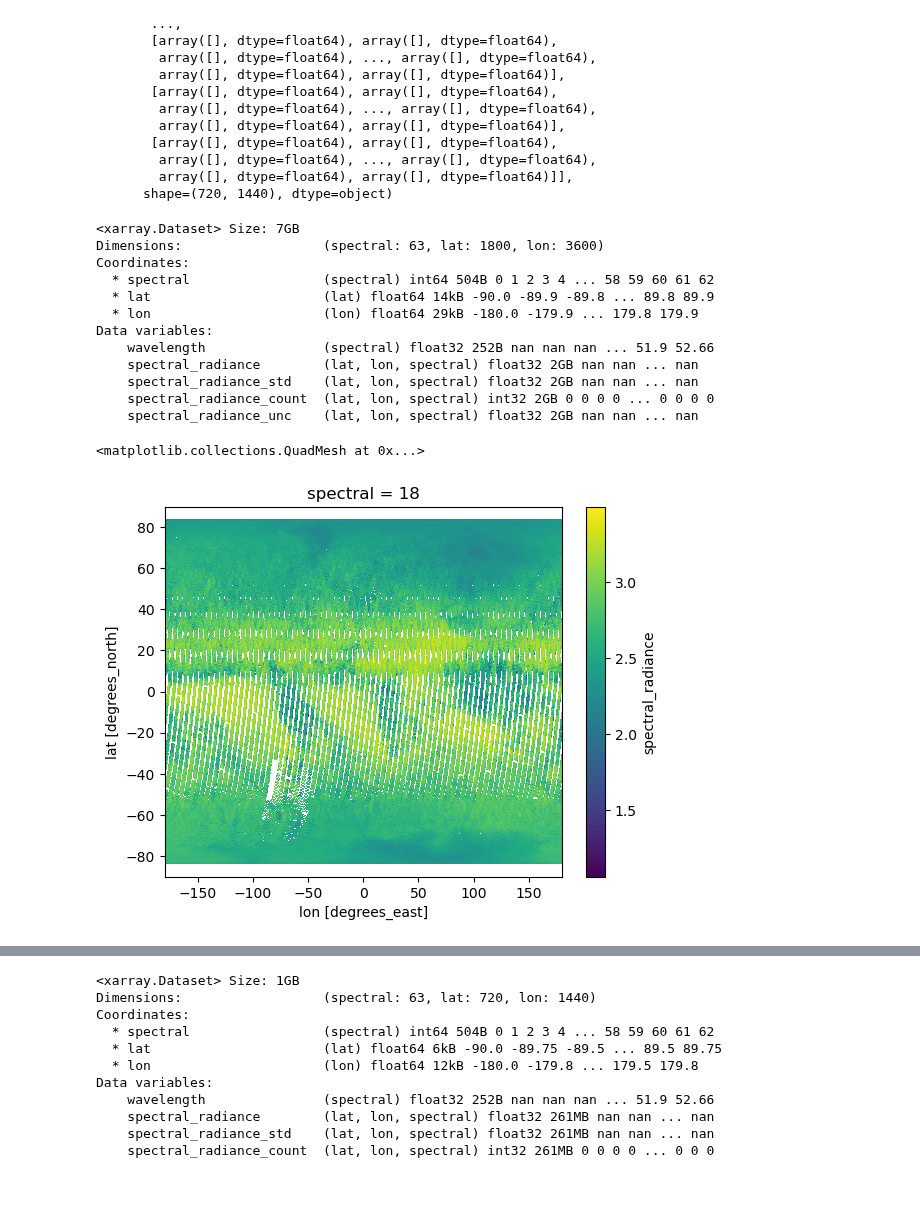
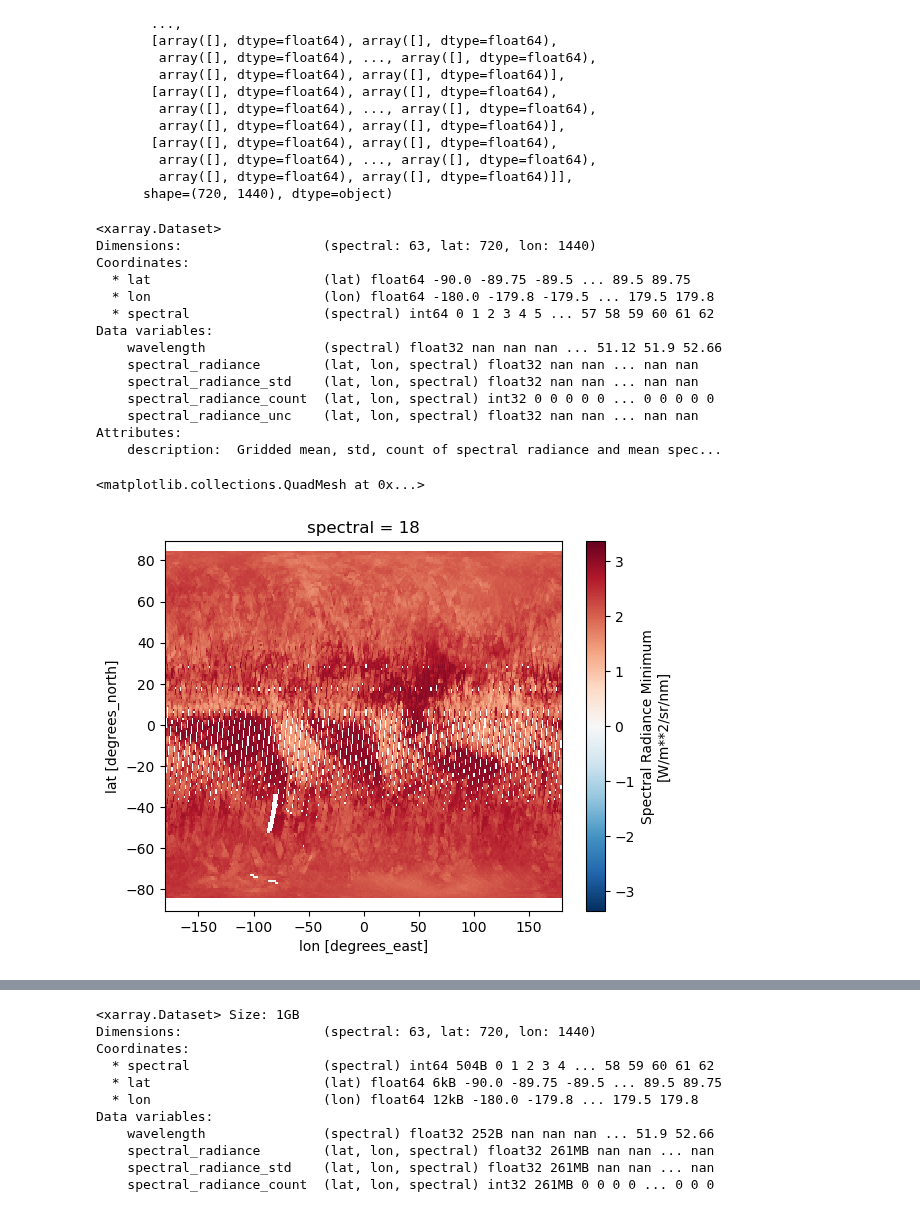
Before and after one commit to Wend3620/embed_test7131, a Jupyter notebook: random/trial2.ipynb, the cells around one changed output, grey strips where cells are left out. Saved outputs shown, nothing was run; the diff lists cells and outputs as text; code cells hidden in the pictures.

```diff
--- a/random/trial2.ipynb
+++ b/random/trial2.ipynb
@@ -438,22 +455,24 @@ ds_binned_all.to_netcdf('2512RAD.nc')
 # %%
-ds_binned_all
+ds_binned
 # %% [output]
-<xarray.Dataset> Size: 7GB
-Dimensions:                  (spectral: 63, lat: 1800, lon: 3600)
+<xarray.Dataset>
+Dimensions:                  (spectral: 63, lat: 720, lon: 1440)
 Coordinates:
-  * spectral                 (spectral) int64 504B 0 1 2 3 4 ... 58 59 60 61 62
-  * lat                      (lat) float64 14kB -90.0 -89.9 -89.8 ... 89.8 89.9
-  * lon                      (lon) float64 29kB -180.0 -179.9 ... 179.8 179.9
+  * lat                      (lat) float64 -90.0 -89.75 -89.5 ... 89.5 89.75
+  * lon                      (lon) float64 -180.0 -179.8 -179.5 ... 179.5 179.8
+  * spectral                 (spectral) int64 0 1 2 3 4 5 ... 57 58 59 60 61 62
 Data variables:
-    wavelength               (spectral) float32 252B nan nan nan ... 51.9 52.66
-    spectral_radiance        (lat, lon, spectral) float32 2GB nan nan ... nan
-    spectral_radiance_std    (lat, lon, spectral) float32 2GB nan nan ... nan
-    spectral_radiance_count  (lat, lon, spectral) int32 2GB 0 0 0 0 ... 0 0 0 0
-    spectral_radiance_unc    (lat, lon, spectral) float32 2GB nan nan ... nan
+    wavelength               (spectral) float32 nan nan nan ... 51.12 51.9 52.66
+    spectral_radiance        (lat, lon, spectral) float32 nan nan ... nan nan
+    spectral_radiance_std    (lat, lon, spectral) float32 nan nan ... nan nan
+    spectral_radiance_count  (lat, lon, spectral) int32 0 0 0 0 0 ... 0 0 0 0 0
+    spectral_radiance_unc    (lat, lon, spectral) float32 nan nan ... nan nan
+Attributes:
+    description:  Gridded mean, std, count of spectral radiance and mean spec...
 # %%
 #Effect when you have 0.25 grid
-ds_binned = xr.load_dataset('../data/2512RAD.nc')
-ds_binned.isel(spectral = 18).spectral_radiance.plot()
+# ds_binned = xr.load_dataset('../data/2512RAD.nc')
+ds_binned_all.isel(spectral = 18).spectral_radiance_min.plot()
 # %% [output]
 <matplotlib.collections.QuadMesh at 0x...>
-[figure, old version]
+[figure, new version]
```
Also changed, not shown: parts of 5 cells of this notebook, 3 other files.
